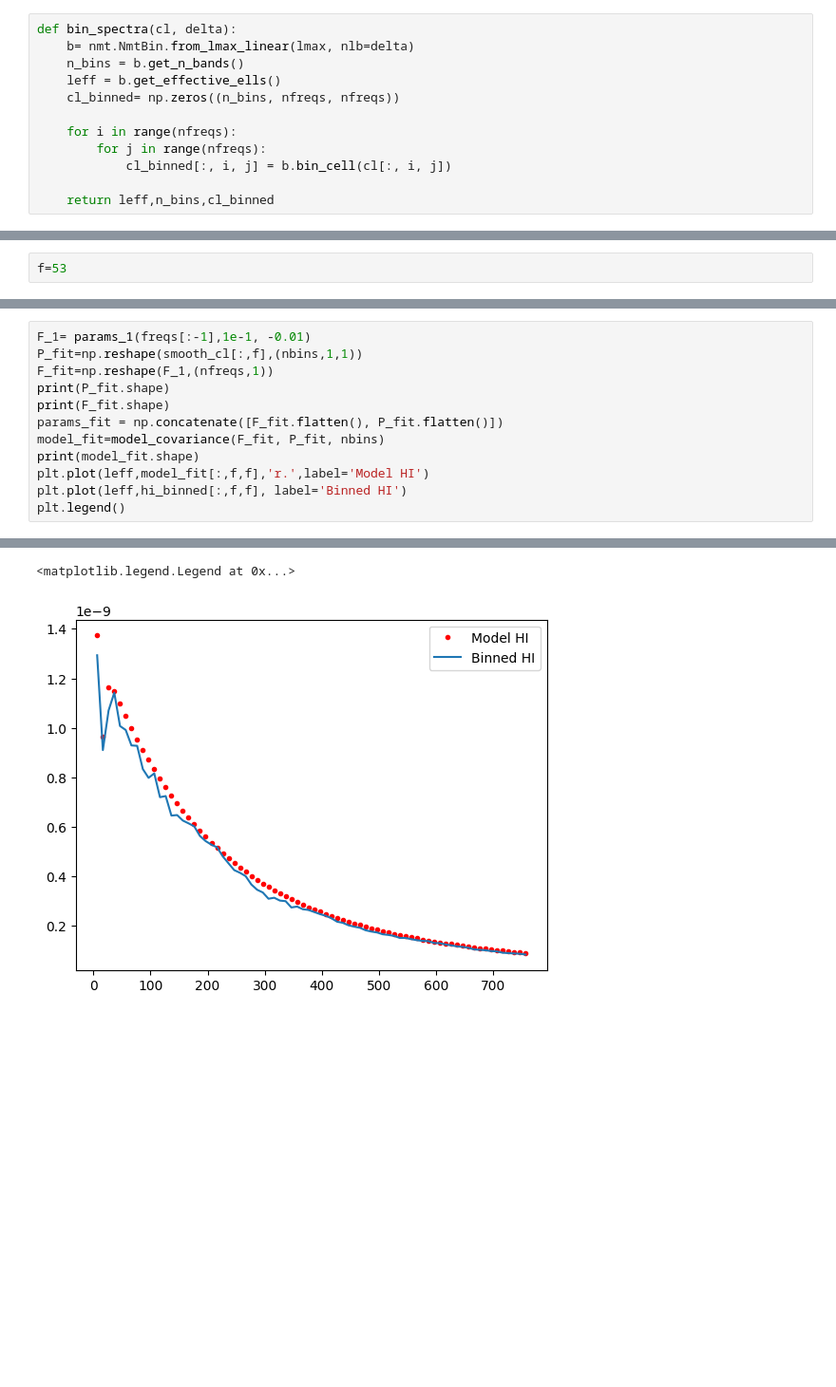
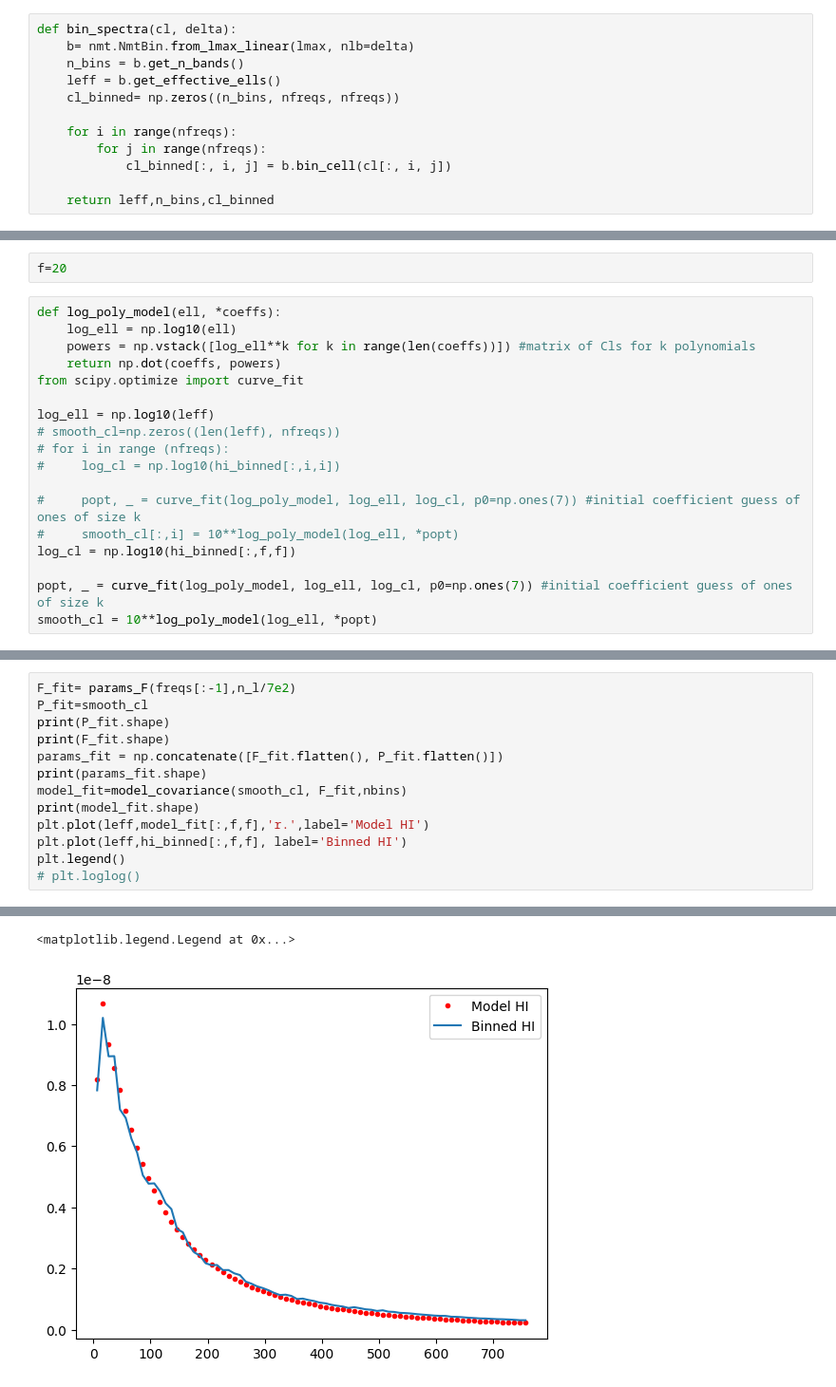
Before and after one commit to urwa99/MASS_Thesis, a Jupyter notebook: HI/parametric_model.ipynb, the cells around one changed output, grey strips where cells are left out. Shown at 95% size. Saved outputs shown, nothing was run; the diff lists cells and outputs as text; blank space fills up the shorter version.

Commit message:
fixed model, added spatial dependence to the index

```diff
--- a/HI/parametric_model.ipynb
+++ b/HI/parametric_model.ipynb
@@ -206,2 +126,20 @@ plt.loglog()
 # %%
-f=53
+f=20
+# %%
+def log_poly_model(ell, *coeffs):
+    log_ell = np.log10(ell)
+    powers = np.vstack([log_ell**k for k in range(len(coeffs))]) #matrix of Cls for k polynomials
+    return np.dot(coeffs, powers)
+from scipy.optimize import curve_fit
+
+log_ell = np.log10(leff)
+# smooth_cl=np.zeros((len(leff), nfreqs))
+# for i in range (nfreqs):
+#     log_cl = np.log10(hi_binned[:,i,i])
+
+#     popt, _ = curve_fit(log_poly_model, log_ell, log_cl, p0=np.ones(7)) #initial coefficient guess of ones of size k
+#     smooth_cl[:,i] = 10**log_poly_model(log_ell, *popt)
+log_cl = np.log10(hi_binned[:,f,f])
+
+popt, _ = curve_fit(log_poly_model, log_ell, log_cl, p0=np.ones(7)) #initial coefficient guess of ones of size k
+smooth_cl = 10**log_poly_model(log_ell, *popt)
@@ -208,13 +165,14 @@ f=53
 # %%
-F_1= params_1(freqs[:-1],1e-1, -0.01)
-P_fit=np.reshape(smooth_cl[:,f],(nbins,1,1))
-F_fit=np.reshape(F_1,(nfreqs,1))
+F_fit= params_F(freqs[:-1],n_l/7e2)
+P_fit=smooth_cl
 print(P_fit.shape)
 print(F_fit.shape)
 params_fit = np.concatenate([F_fit.flatten(), P_fit.flatten()])
-model_fit=model_covariance(F_fit, P_fit, nbins)
+print(params_fit.shape)
+model_fit=model_covariance(smooth_cl, F_fit,nbins)
 print(model_fit.shape)
 plt.plot(leff,model_fit[:,f,f],'r.',label='Model HI')
 plt.plot(leff,hi_binned[:,f,f], label='Binned HI')
 plt.legend()
+# plt.loglog()
 # %% [output]
@@ -224,2 +183,2 @@ plt.legend()
 <matplotlib.legend.Legend at 0x...>
-[figure, old version]
+[figure, new version]
```
Also changed, not shown: parts of 24 cells of this notebook.
